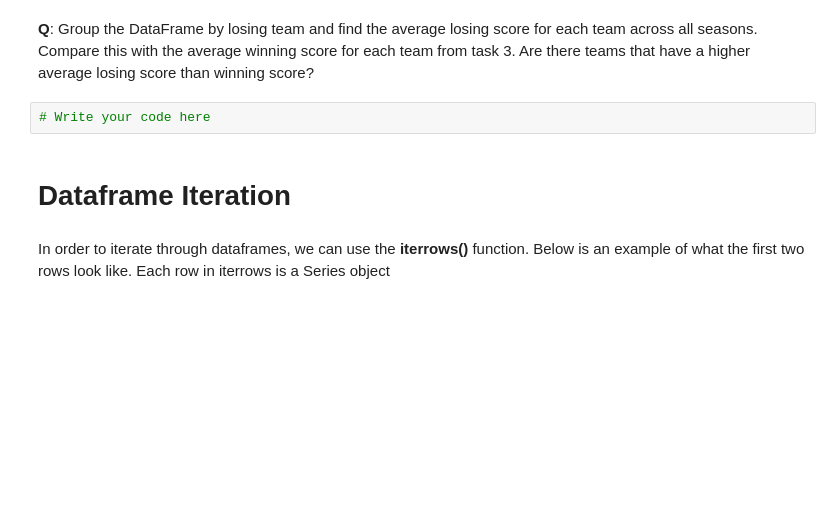
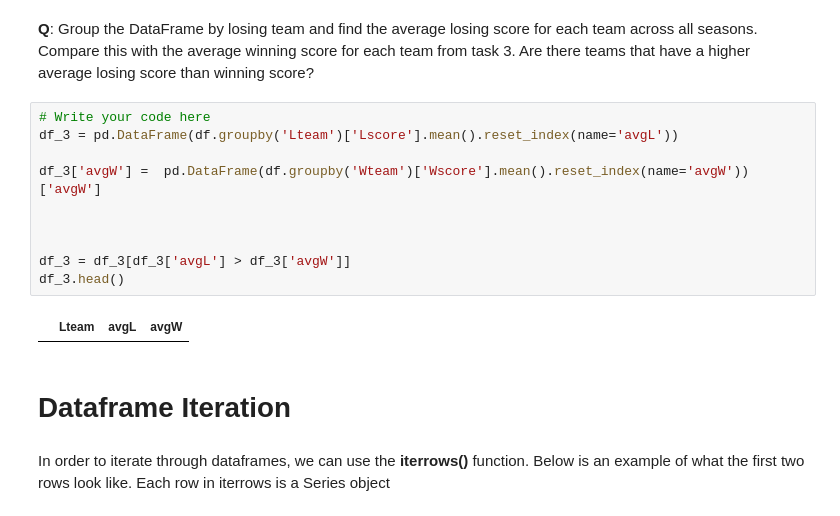
Before and after one commit to brynet4183/62444, a Jupyter notebook: pd_s195482.ipynb, the cells around one changed output. Saved outputs shown, nothing was run; the diff lists cells and outputs as text; blank space fills up the shorter version.

```diff
--- a/pd_s195482.ipynb
+++ b/pd_s195482.ipynb
@@ -444,7 +480,17 @@ print(max_scores[max_scores])
 # %% [markdown]
 **Q**: Group the DataFrame by losing team and find the average losing score for each team across all seasons. Compare this with the average winning score for each team from task 3. Are there teams that have a higher average losing score than winning score?
-# %%
-# Write your code here
+# %%
+# Write your code here
+df_3 = pd.DataFrame(df.groupby('Lteam')['Lscore'].mean().reset_index(name='avgL'))
+
+df_3['avgW'] =  pd.DataFrame(df.groupby('Wteam')['Wscore'].mean().reset_index(name='avgW'))['avgW']
+
+
+
+df_3 = df_3[df_3['avgL'] > df_3['avgW']]
+df_3.head()
+# %% [output]
+|  | Lteam | avgL | avgW |
 # %% [markdown]
 # Dataframe Iteration
 # %% [markdown]
```
Also changed, not shown: parts of 15 cells of this notebook.
